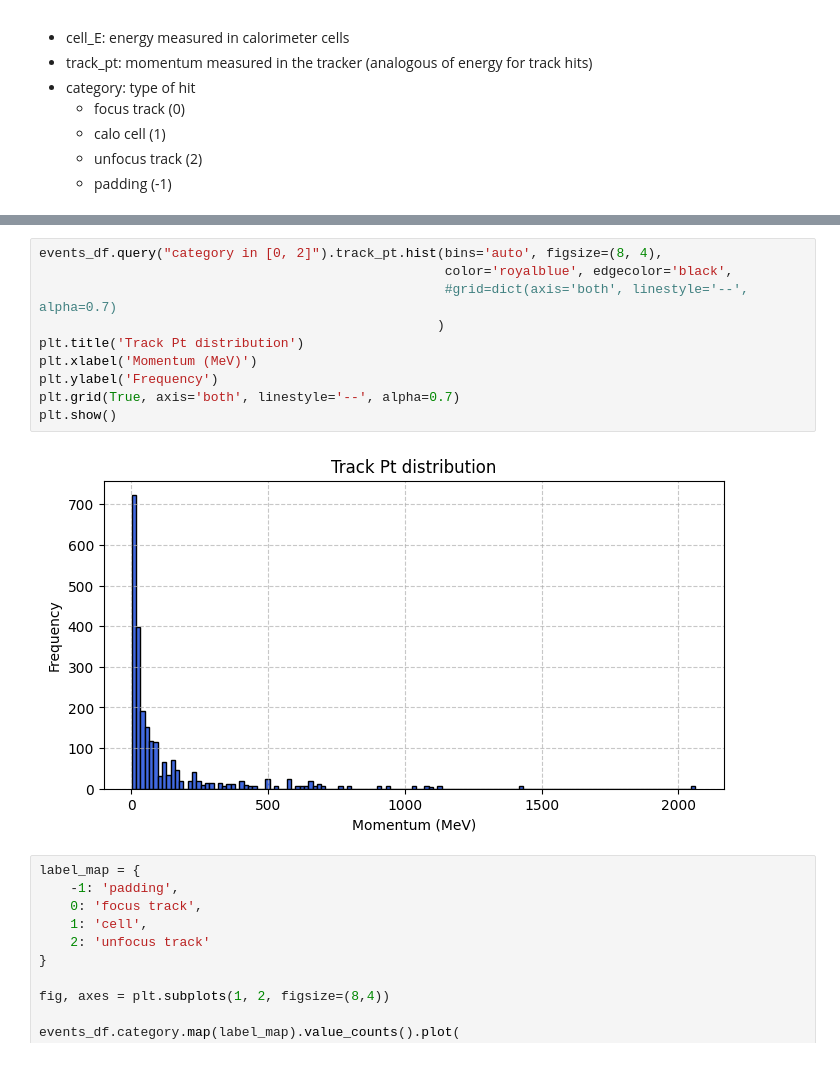
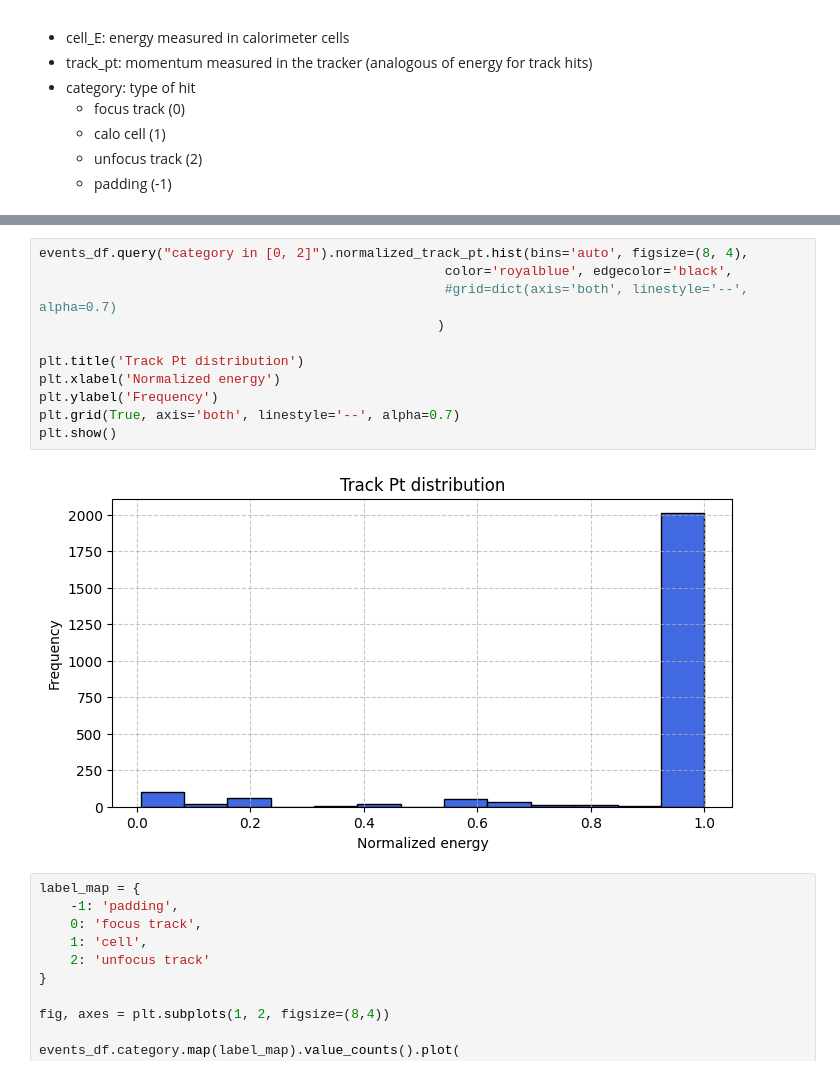
Before and after one commit to clissa/mlops, a Jupyter notebook: notebooks/00-all-in-one.ipynb, the cells around one changed output, grey strips where cells are left out. Saved outputs shown, nothing was run; the diff lists cells and outputs as text.

Commit message:
Change to normalized energy and momentum

```diff
--- a/notebooks/00-all-in-one.ipynb
+++ b/notebooks/00-all-in-one.ipynb
@@ -497,15 +497,16 @@ plt.show()
 # %%
-events_df.query("category in [0, 2]").track_pt.hist(bins='auto', figsize=(8, 4),
+events_df.query("category in [0, 2]").normalized_track_pt.hist(bins='auto', figsize=(8, 4),
                                                     color='royalblue', edgecolor='black',
                                                     #grid=dict(axis='both', linestyle='--', alpha=0.7)
                                                    )
+
 plt.title('Track Pt distribution')
-plt.xlabel('Momentum (MeV)')
+plt.xlabel('Normalized energy')
 plt.ylabel('Frequency')
 plt.grid(True, axis='both', linestyle='--', alpha=0.7)
 plt.show()
 # %% [output]
-[figure, old version]
+[figure, new version]
 # %%
 label_map = {
     -1: 'padding',
```
Also changed, not shown: parts of 1 cell of this notebook.
